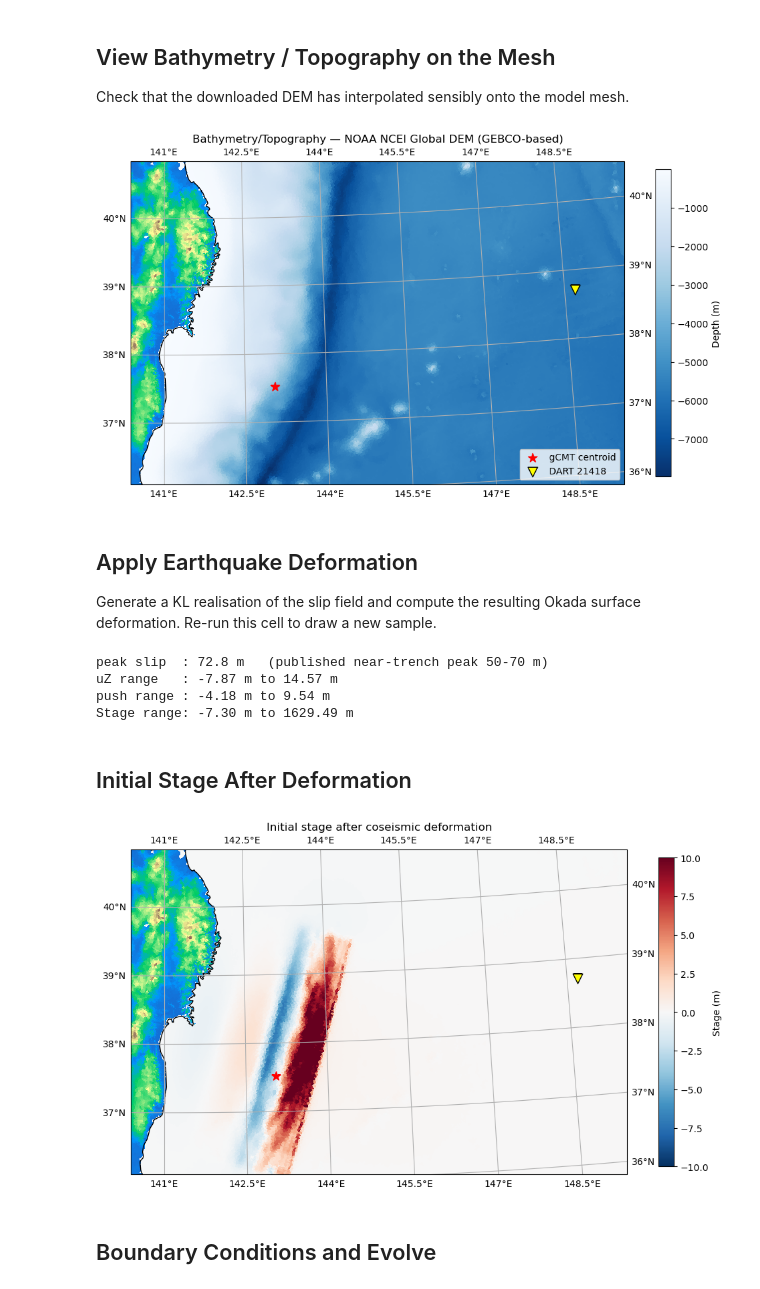
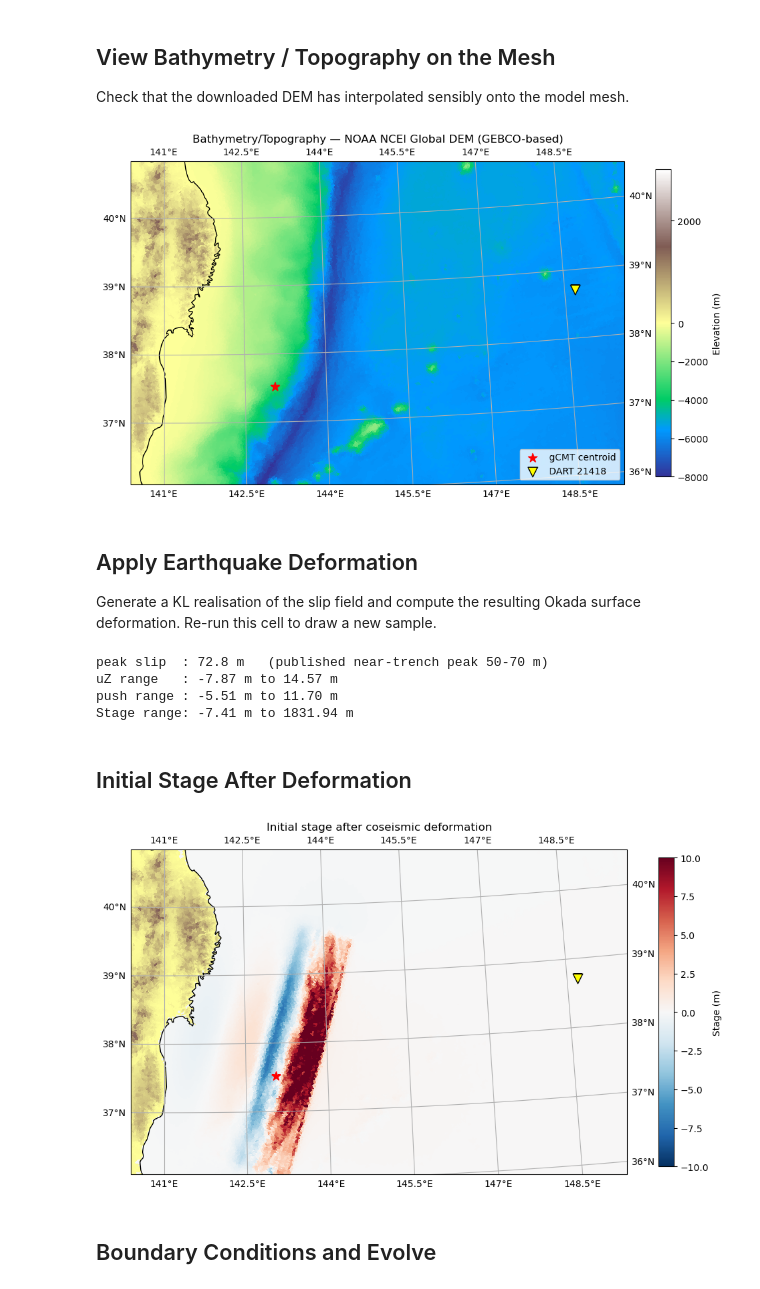
Before and after one commit to stoiver/Tohoku, a Jupyter notebook: notebook_tohoku_open_elevation.ipynb, the cells around one changed output. Cells and saved outputs as stored; diff of their text form; code cells hidden in the pictures.

```diff
--- a/notebook_tohoku_open_elevation.ipynb
+++ b/notebook_tohoku_open_elevation.ipynb
@@ -286,7 +286,7 @@ dry falls from 64 to 3.  The 450 m DEM cannot resolve the low ground the water
 actually crossed.
 # %%
 # 'open' = downloaded GeoTIFF only; 'pts' = overlay Tohoku.pts where it covers.
-elevation_source = 'pts'
+elevation_source = 'open'
 
 domain.set_quantity('elevation', filename=dem_file, location='centroids', verbose=True)
 
@@ -413,6 +412,12 @@ def add_scalebar(ax, length_km=25, location=(0.07, 0.06), zone=54):
             zorder=6, path_effects=stroke)
 
 
+# Elevation colouring shared by every elevation map in this notebook and by the
+# refinement-regions plot in notebook_tohoku_mesh.ipynb: terrain, split at sea
+# level so the trench (~-8000 m) and the mountains (~3000 m) both get the range.
+elev_style = dict(cmap='terrain', norm=TwoSlopeNorm(vcenter=0., vmin=-8000., vmax=3000.))
+
+
 with rasterio.open(japan_dem_file) as src:
     japan_z = src.read(1)
     b = src.bounds
@@ -424,8 +429,7 @@ plot_legend = False
 fig, ax = plt.subplots(figsize=(11, 7.5), subplot_kw={'projection': ccrs.PlateCarree()})
 
 img = ax.imshow(japan_z, extent=japan_extent, origin='upper',
-                transform=ccrs.PlateCarree(), cmap='terrain',
-                norm=TwoSlopeNorm(vcenter=0., vmin=-8000., vmax=3000.))
+                transform=ccrs.PlateCarree(), **elev_style)
 ax.set_extent(japan_extent, crs=ccrs.PlateCarree())
 
 # Tohoku close-up region
@@ -469,39 +473,36 @@ Check that the downloaded DEM has interpolated sensibly onto the model mesh.
 # %%
 import cartopy.crs as ccrs
 
 dplotter = anuga.Domain_plotter(domain, absolute=True)
 
 fig, ax = plt.subplots(figsize=(10, 8), subplot_kw={'projection': ccrs.UTM(zone=54)})
 
 md = 0.01  # wet/dry threshold
 
-dplotter.triang.set_mask(dplotter.depth > md)
-ax.tripcolor(dplotter.triang, facecolors=dplotter.elev, cmap='terrain', vmin=-200, vmax=2000)
+img = ax.tripcolor(dplotter.triang, facecolors=dplotter.elev, **elev_style)
 
 ax.set_extent(overview_extent_ll, crs=PC)
-
-dplotter.triang.set_mask(dplotter.depth <= md)
-img = ax.tripcolor(dplotter.triang, facecolors=dplotter.elev, cmap='Blues_r')
-dplotter.triang.set_mask(None)
 
 ax.scatter(x0, y0, marker='*', color='r', s=100, transform=ccrs.UTM(zone=54), label='gCMT centroid')
 #ax.scatter(gauges[21418].east, gauges[21418].north, marker='+', color='w', s=80,
 #           transform=ccrs.UTM(zone=54), label='DART 21418')
 ax.scatter(gauges[21418].east, gauges[21418].north, marker='v', color='yellow',
            edgecolor='k', s=110, zorder=5, transform=ccrs.UTM(zone=54),
            label='DART 21418')
 for k in []: #[0, 1, 2]:
     ax.scatter(gauges[k].east, gauges[k].north, marker='+', color='k', s=60,
                transform=ccrs.UTM(zone=54))
 
 ax.gridlines(draw_labels=True)
 ax.coastlines(resolution='10m')
 ax.legend(loc='lower right')
-plt.colorbar(img, ax=ax, shrink=0.6, label='Depth (m)')
-plt.title('Bathymetry/Topography — NOAA NCEI Global DEM (GEBCO-based)')
+plt.colorbar(img, ax=ax, shrink=0.6, label='Elevation (m)')
+dem_name = {'open': 'NOAA NCEI Global DEM (GEBCO-based)',
+            'pts':  'Tohoku.pts over the NOAA NCEI Global DEM'}[elevation_source]
+plt.title(f'Bathymetry/Topography — {dem_name}')
 plt.tight_layout()
 # %% [output]
-[figure, old version]
+[figure, new version]
 # %% [markdown]
 ## Apply Earthquake Deformation
 
@@ -555,8 +556,8 @@ print(f'Stage range: {Stage.min():.2f} m to {Stage.max():.2f} m')
 # %% [output]
 peak slip  : 72.8 m   (published near-trench peak 50-70 m)
 uZ range   : -7.87 m to 14.57 m
-push range : -4.18 m to 9.54 m
-Stage range: -7.30 m to 1629.49 m
+push range : -5.51 m to 11.70 m
+Stage range: -7.41 m to 1831.94 m
 # %% [markdown]
 ## Initial Stage After Deformation
 # %%
@@ -565,7 +566,7 @@ dplotter = anuga.Domain_plotter(domain, absolute=True)
 fig, ax = plt.subplots(figsize=(10, 8), subplot_kw={'projection': ccrs.UTM(zone=54)})
 
 dplotter.triang.set_mask(dplotter.depth > md)
-ax.tripcolor(dplotter.triang, facecolors=dplotter.elev, cmap='terrain', vmin=-200, vmax=2000)
+ax.tripcolor(dplotter.triang, facecolors=dplotter.elev, **elev_style)
 
 dplotter.triang.set_mask(dplotter.depth <= md)
 img = ax.tripcolor(dplotter.triang, facecolors=dplotter.stage, cmap='RdBu_r', vmin=-10, vmax=10)
@@ -586,7 +587,7 @@ plt.colorbar(img, ax=ax, shrink=0.6, label='Stage (m)')
 plt.title('Initial stage after coseismic deformation')
 plt.tight_layout()
 # %% [output]
-[figure, old version]
+[figure, new version]
 # %% [markdown]
 ## Boundary Conditions and Evolve
 # %%
```
Also changed, not shown: parts of 15 cells of this notebook.
